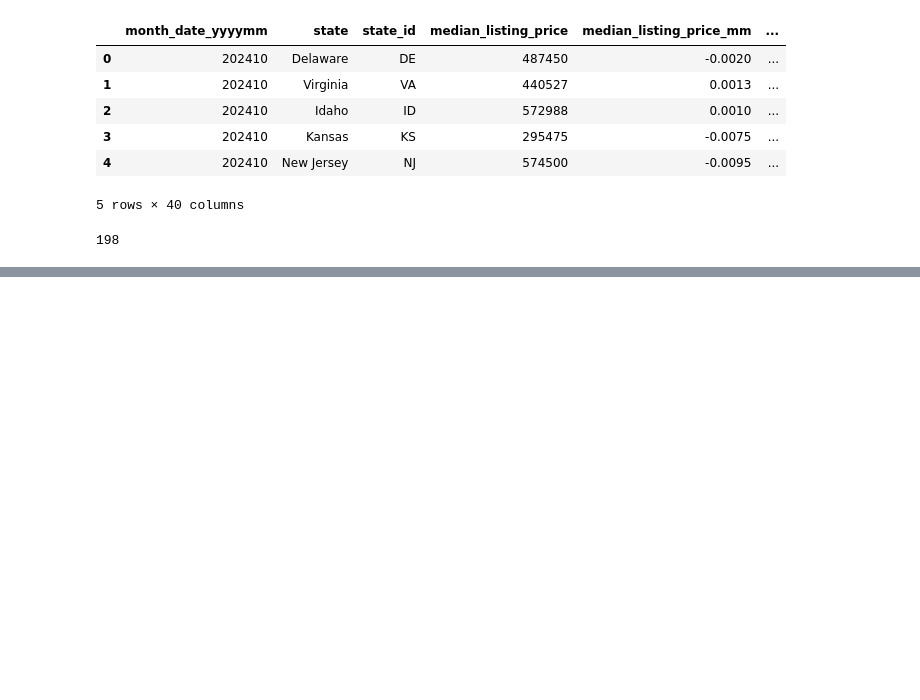
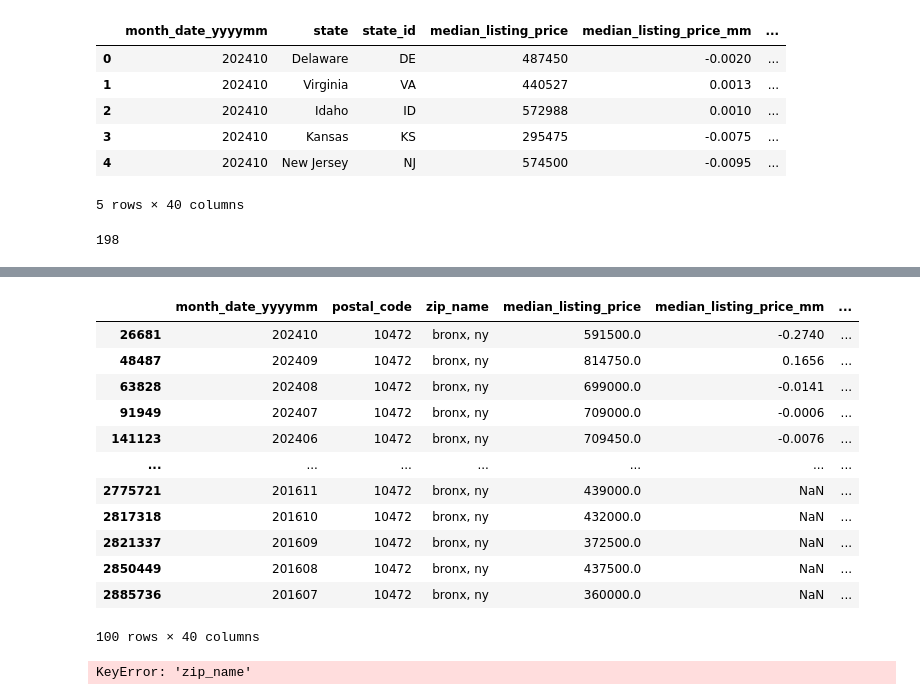
Before and after one commit to zamieabdullah/land_data_modeling, a Jupyter notebook: local/reading_data.ipynb, the cells around one changed output, grey strips where cells are left out. Drawn from its saved outputs; the diff is of its cells as text; code cells hidden in the pictures; blank space fills up the shorter version.

```diff
--- a/local/reading_data.ipynb
+++ b/local/reading_data.ipynb
@@ -139,0 +159,29 @@ df3.to_sql('state', engine, if_exists='replace', index=False)
+# %%
+df4[df4['postal_code'] == 10472]
+# %% [output]
+|  | month_date_yyyymm | postal_code | zip_name | median_listing_price | median_listing_price_mm | ... |
+| 26681 | 202410 | 10472 | bronx, ny | 591500.0 | -0.2740 | ... |
+| 48487 | 202409 | 10472 | bronx, ny | 814750.0 | 0.1656 | ... |
+| 63828 | 202408 | 10472 | bronx, ny | 699000.0 | -0.0141 | ... |
+| 91949 | 202407 | 10472 | bronx, ny | 709000.0 | -0.0006 | ... |
+| 141123 | 202406 | 10472 | bronx, ny | 709450.0 | -0.0076 | ... |
+| ... | ... | ... | ... | ... | ... | ... |
+| 2775721 | 201611 | 10472 | bronx, ny | 439000.0 | NaN | ... |
+| 2817318 | 201610 | 10472 | bronx, ny | 432000.0 | NaN | ... |
+| 2821337 | 201609 | 10472 | bronx, ny | 372500.0 | NaN | ... |
+| 2850449 | 201608 | 10472 | bronx, ny | 437500.0 | NaN | ... |
+| 2885736 | 201607 | 10472 | bronx, ny | 360000.0 | NaN | ... |
+100 rows × 40 columns
+# %%
+df4[['county', 'state']] = df4['zip_name'].str.split(',', expand=True)
+
+# Optionally: Strip any leading/trailing spaces from the new columns
+df4['county'] = df4['county'].str.strip()
+df4['state'] = df4['state'].str.strip()
+
+# Step 3: Optionally drop the original 'county_name' column
+df4 = df4.drop(columns=['zip_name'])
+
+df4[df4['state'] == 'ny']
+# %% [output]
+KeyError: 'zip_name'
```
Also changed, not shown: parts of 4 cells of this notebook, 3 other files.
